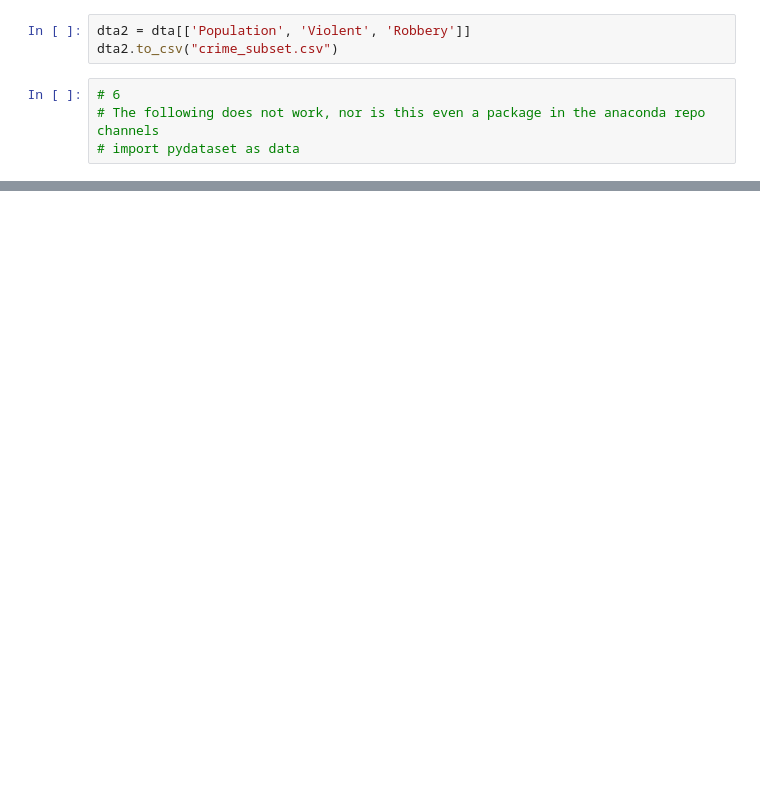
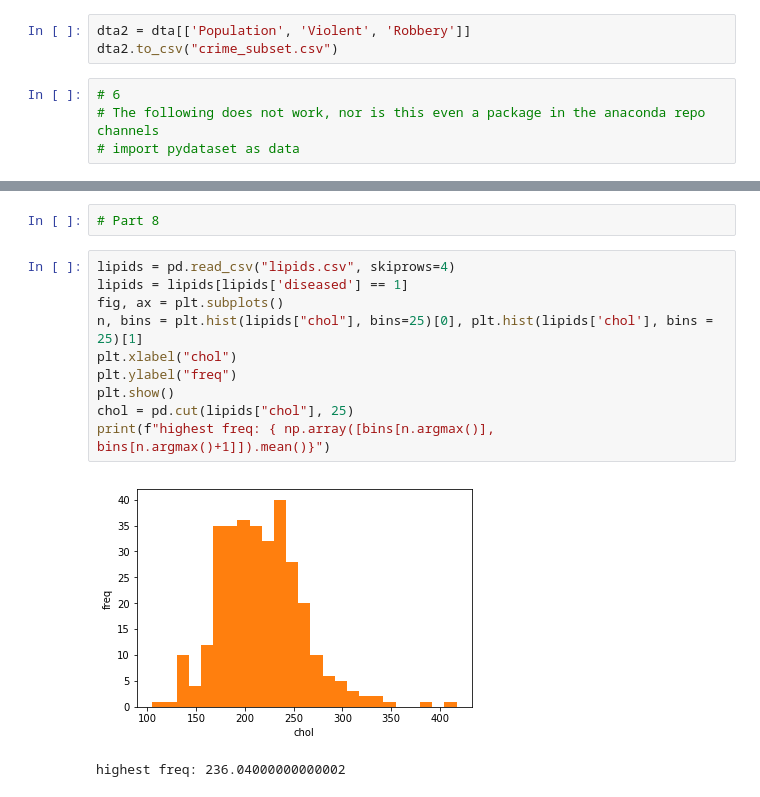
Before and after one commit to ariboyarsky/BootCamp2018, a Jupyter notebook: ProbSets/Comp/ProbSet2/PSET2.ipynb, the cells around one changed output, grey strips where cells are left out. Drawn from its saved outputs; the diff is of its cells as text; blank space fills up the shorter version.

```diff
--- a/ProbSets/Comp/ProbSet2/PSET2.ipynb
+++ b/ProbSets/Comp/ProbSet2/PSET2.ipynb
@@ -377,0 +476,15 @@ dta2.to_csv("crime_subset.csv")
+# %%
+# Part 8
+# %%
+lipids = pd.read_csv("lipids.csv", skiprows=4)
+lipids = lipids[lipids['diseased'] == 1]
+fig, ax = plt.subplots()
+n, bins = plt.hist(lipids["chol"], bins=25)[0], plt.hist(lipids['chol'], bins = 25)[1]
+plt.xlabel("chol")
+plt.ylabel("freq")
+plt.show()
+chol = pd.cut(lipids["chol"], 25)
+print(f"highest freq: { np.array([bins[n.argmax()], bins[n.argmax()+1]]).mean()}")
+# %% [output]
+[figure, added]
+highest freq: 236.04000000000002
```
Also changed, not shown: parts of 16 cells of this notebook, 7 other files.
